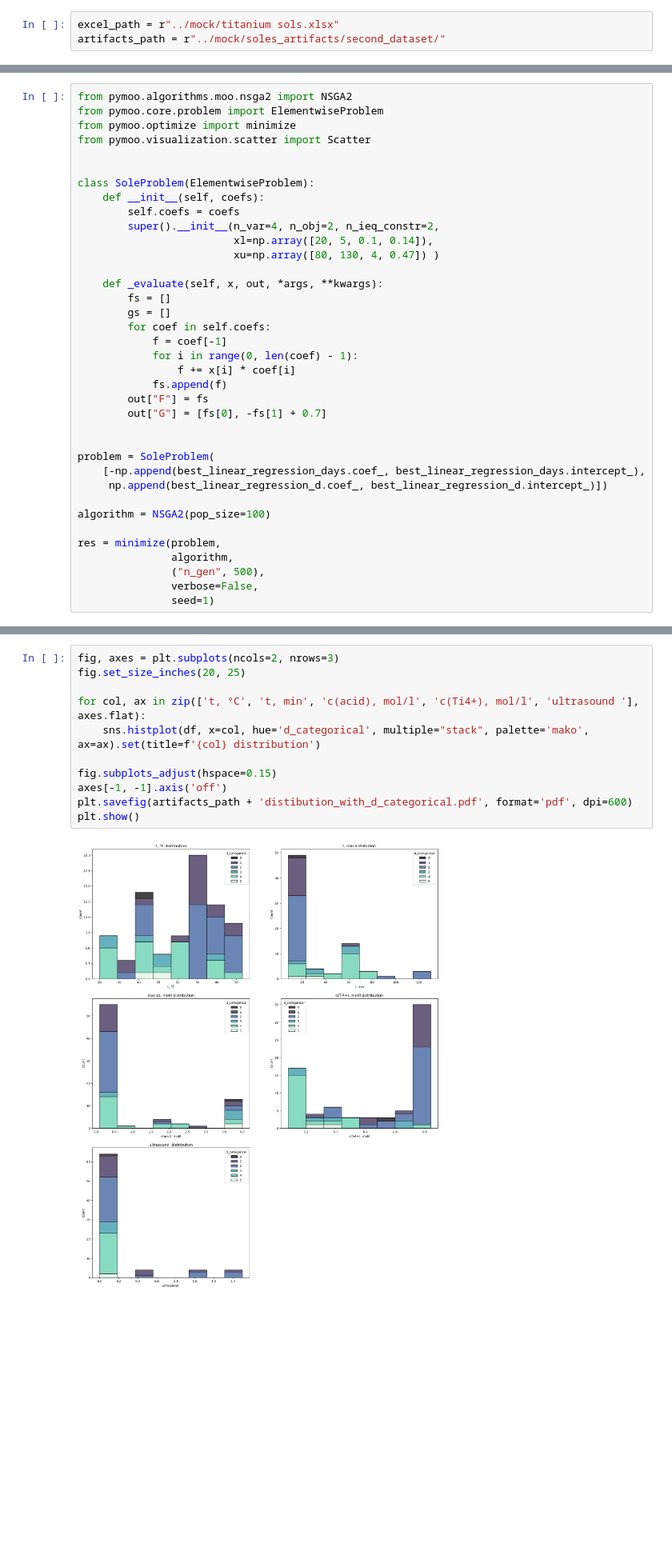
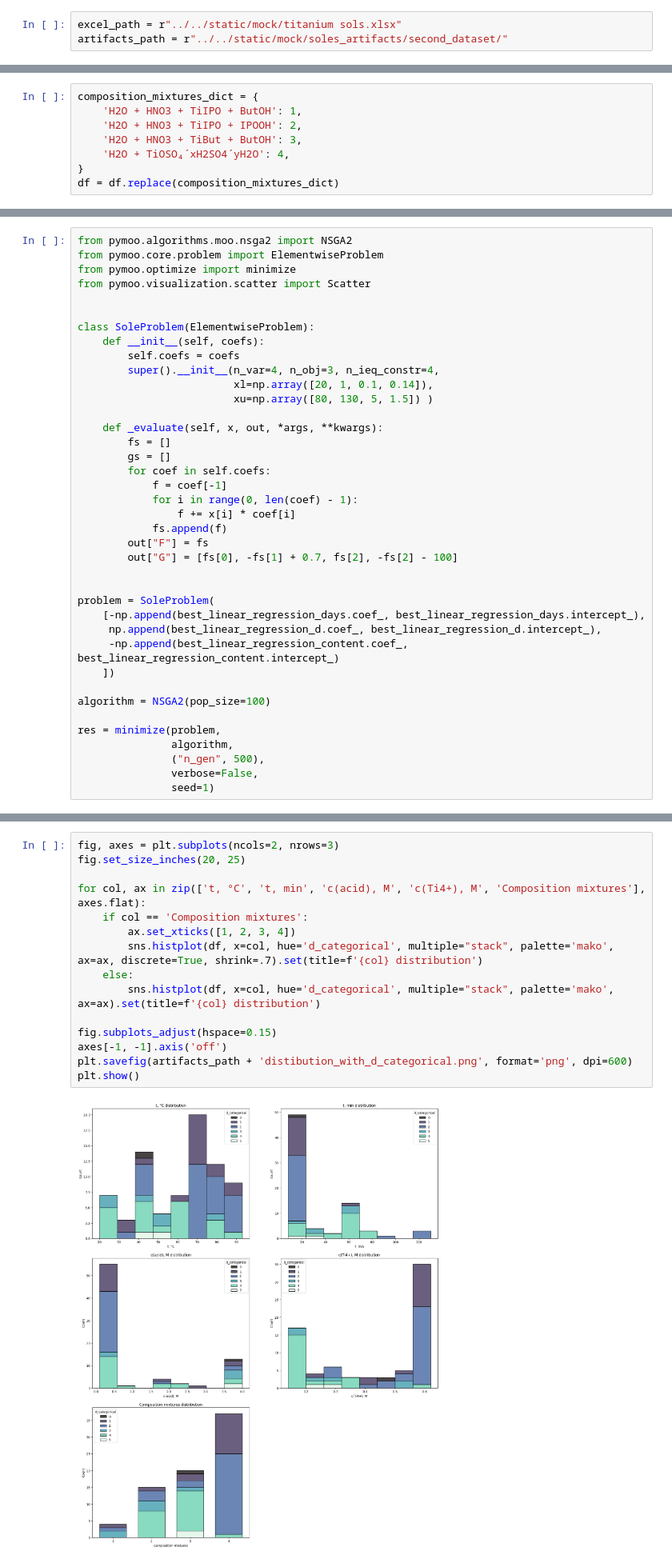
Before and after one commit to Kumokage/ChemML, a Jupyter notebook: notebooks/titane_sole/titane_sole-second_exp.ipynb, the cells around one changed output, grey strips where cells are left out. Shown at 80% size. Saved outputs shown, nothing was run; the diff lists cells and outputs as text; blank space fills up the shorter version.

Commit message:
Add legend fix and a bit more organizations

```diff
--- a/notebooks/titane_sole/titane_sole-second_exp.ipynb
+++ b/notebooks/titane_sole/titane_sole-second_exp.ipynb
@@ -31,8 +39,8 @@ import matplotlib.pyplot as plt
 # %% [markdown]
 # Data Processing
 # %%
-excel_path = r"../mock/titanium sols.xlsx"
-artifacts_path = r"../mock/soles_artifacts/second_dataset/"
+excel_path = r"../../static/mock/titanium sols.xlsx"
+artifacts_path = r"../../static/mock/soles_artifacts/second_dataset/"
 # %%
 tables_dict = FILibExcel.get_all_tables(file_name=excel_path)
 df = tables_dict["Table2"]['dataframe']
@@ -73,6 +85,14 @@ df.drop('Composition mixtures', axis=1).astype('float').describe().T
 | d, nm | 76.0 | 666.301395 | 924.147741 | 0.70 | 2.028 | 2.6955 | 2000.00 | 3096.00 |
 | Contents, % | 76.0 | 97.226316 | 13.895729 | 0.50 | 100.000 | 100.0000 | 100.00 | 100.00 |
 | Stability of sols, days | 76.0 | 24.657895 | 23.828864 | 0.00 | 2.000 | 16.0000 | 40.00 | 90.00 |
+# %%
+composition_mixtures_dict = {
+    'H2O + HNO3 + TiIPO + ButOH': 1,
+    'H2O + HNO3 + TiIPO + IPOОН': 2,
+    'H2O + HNO3 + ТiBut + ButOH': 3,
+    'H2O + TiOSO₄´xH2SO4´yH2O': 4,
+}
+df = df.replace(composition_mixtures_dict)
 # %%
 df.dtypes
 # %% [output]
@@ -223,9 +238,9 @@ from pymoo.visualization.scatter import Scatter
 class SoleProblem(ElementwiseProblem):
     def __init__(self, coefs):
         self.coefs = coefs
-        super().__init__(n_var=4, n_obj=2, n_ieq_constr=2,
-                         xl=np.array([20, 5, 0.1, 0.14]),
-                         xu=np.array([80, 130, 4, 0.47]) )
+        super().__init__(n_var=4, n_obj=3, n_ieq_constr=4,
+                         xl=np.array([20, 1, 0.1, 0.14]),
+                         xu=np.array([80, 130, 5, 1.5]) )
 
     def _evaluate(self, x, out, *args, **kwargs):
         fs = []
@@ -236,12 +251,14 @@ class SoleProblem(ElementwiseProblem):
                 f += x[i] * coef[i]
             fs.append(f)
         out["F"] = fs
-        out["G"] = [fs[0], -fs[1] + 0.7]
+        out["G"] = [fs[0], -fs[1] + 0.7, fs[2], -fs[2] - 100]
 
 
 problem = SoleProblem(
     [-np.append(best_linear_regression_days.coef_, best_linear_regression_days.intercept_),
-     np.append(best_linear_regression_d.coef_, best_linear_regression_d.intercept_)])
+     np.append(best_linear_regression_d.coef_, best_linear_regression_d.intercept_),
+     -np.append(best_linear_regression_content.coef_, best_linear_regression_content.intercept_)
+    ])
 
 algorithm = NSGA2(pop_size=100)
 
@@ -539,13 +566,17 @@ plt.show()
 # %%
 fig, axes = plt.subplots(ncols=2, nrows=3)
 fig.set_size_inches(20, 25)
 
-for col, ax in zip(['t, °С', 't, min', 'с(acid), mol/l', 'с(Ti4+), mol/l', 'ultrasound '], axes.flat):
-    sns.histplot(df, x=col, hue='d_categorical', multiple="stack", palette='mako', ax=ax).set(title=f'{col} distribution')
+for col, ax in zip(['t, °С', 't, min', 'с(acid), M', 'с(Ti4+), M', 'Composition mixtures'], axes.flat):
+    if col == 'Composition mixtures':
+        ax.set_xticks([1, 2, 3, 4])
+        sns.histplot(df, x=col, hue='d_categorical', multiple="stack", palette='mako', ax=ax, discrete=True, shrink=.7).set(title=f'{col} distribution')
+    else:
+        sns.histplot(df, x=col, hue='d_categorical', multiple="stack", palette='mako', ax=ax).set(title=f'{col} distribution')
 
 fig.subplots_adjust(hspace=0.15)
 axes[-1, -1].axis('off')
-plt.savefig(artifacts_path + 'distibution_with_d_categorical.pdf', format='pdf', dpi=600)
+plt.savefig(artifacts_path + 'distibution_with_d_categorical.png', format='png', dpi=600)
 plt.show()
 # %% [output]
-[figure, old version]
+[figure, new version]
```
Also changed, not shown: parts of 33 cells of this notebook, 50 other files.
